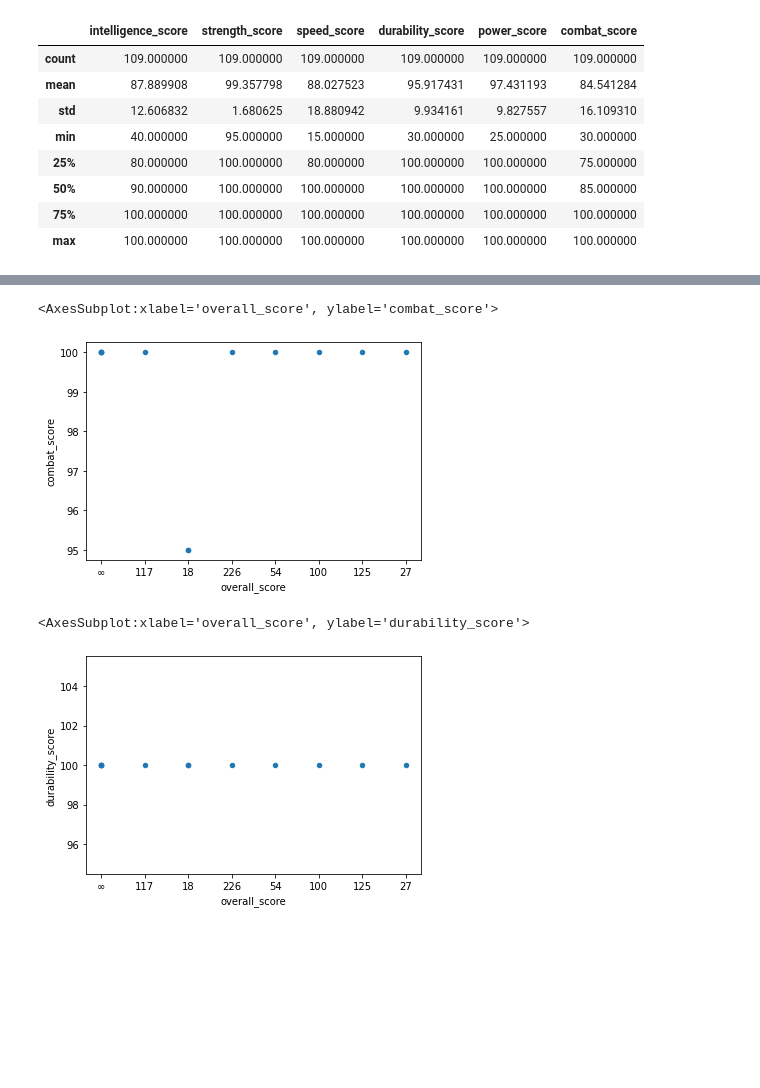
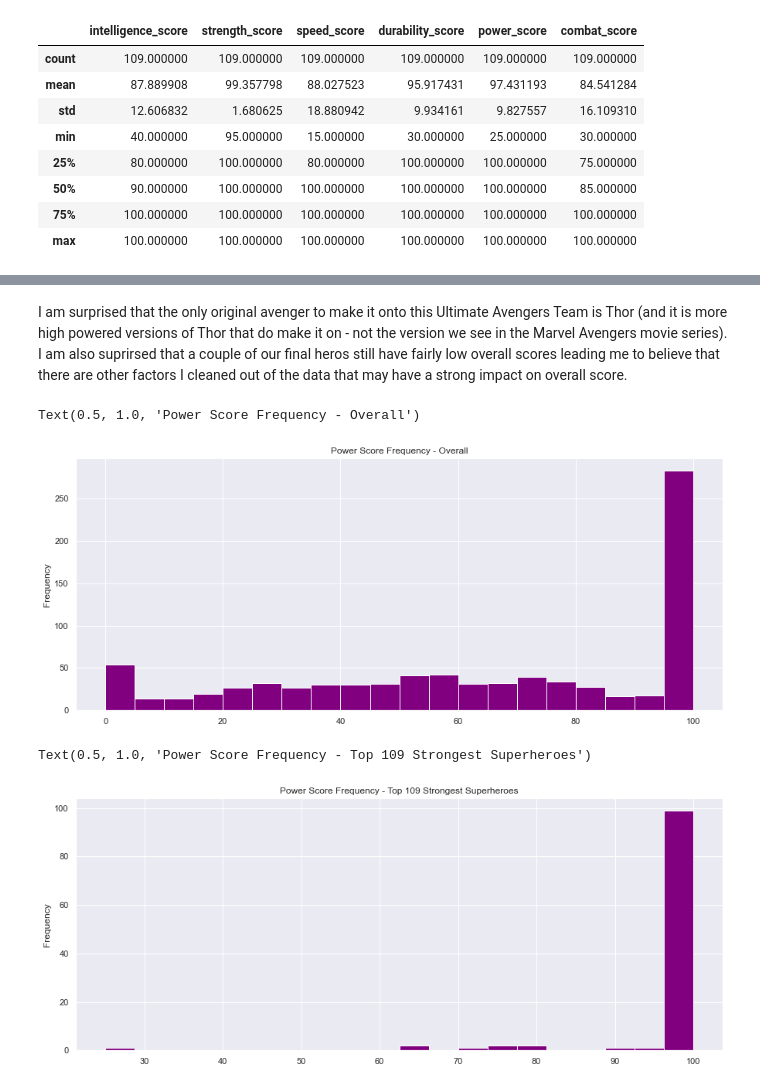
Before and after one commit to data301-2021-winter1/project-group04-project, a Jupyter notebook: notebooks/analysis2.ipynb, the cells around one changed output, grey strips where cells are left out. Saved outputs shown, nothing was run; the diff lists cells and outputs as text; code cells hidden in the pictures; blank space fills up the shorter version.

```diff
--- a/notebooks/analysis2.ipynb
+++ b/notebooks/analysis2.ipynb
@@ -229,10 +163,0 @@ avengers6.plot(kind='scatter', x="overall_score", y="power_score")
-# %%
-avengers6.plot(kind='scatter', x="overall_score", y="combat_score")
-# %% [output]
-<AxesSubplot:xlabel='overall_score', ylabel='combat_score'>
-[figure, removed]
-# %%
-avengers6.plot(kind='scatter', x="overall_score", y="durability_score")
-# %% [output]
-<AxesSubplot:xlabel='overall_score', ylabel='durability_score'>
-[figure, removed]
@@ -242,0 +164,14 @@ avengers6.plot(kind='scatter', x="overall_score", y="durability_score")
+# %% [markdown]
+I am surprised that the only original avenger to make it onto this Ultimate Avengers Team is Thor (and it is more high powered versions of Thor that do make it on - not the version we see in the Marvel Avengers movie series). I am also suprirsed that a couple of our final heros still have fairly low overall scores leading me to believe that there are other factors I cleaned out of the data that may have a strong impact on overall score.
+# %%
+graph1 = avengers_cleaned["power_score"].plot(kind='hist', bins=20, figsize=(15,6), facecolor='purple',edgecolor="white")
+graph1.set_title("Power Score Frequency - Overall")
+# %% [output]
+Text(0.5, 1.0, 'Power Score Frequency - Overall')
+[figure, added]
+# %%
+graph1b = avengers1["power_score"].plot(kind='hist', bins=20, figsize=(15,6), facecolor="purple",edgecolor="white")
+graph1b.set_title("Power Score Frequency - Top 109 Strongest Superheroes")
+# %% [output]
+Text(0.5, 1.0, 'Power Score Frequency - Top 109 Strongest Superheroes')
+[figure, added]
```
Also changed, not shown: parts of 47 cells of this notebook, 1 other file.
